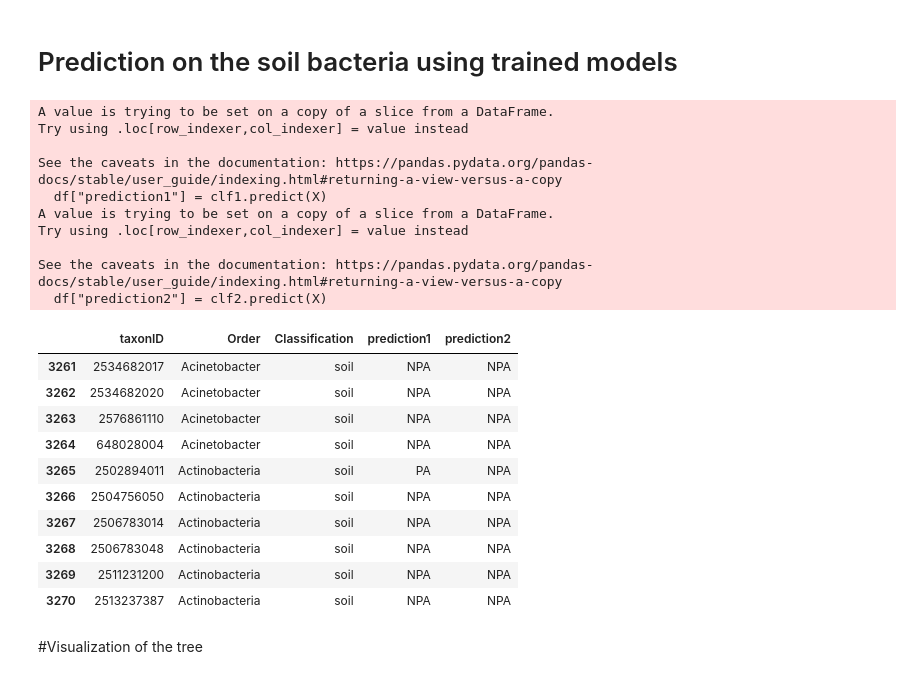
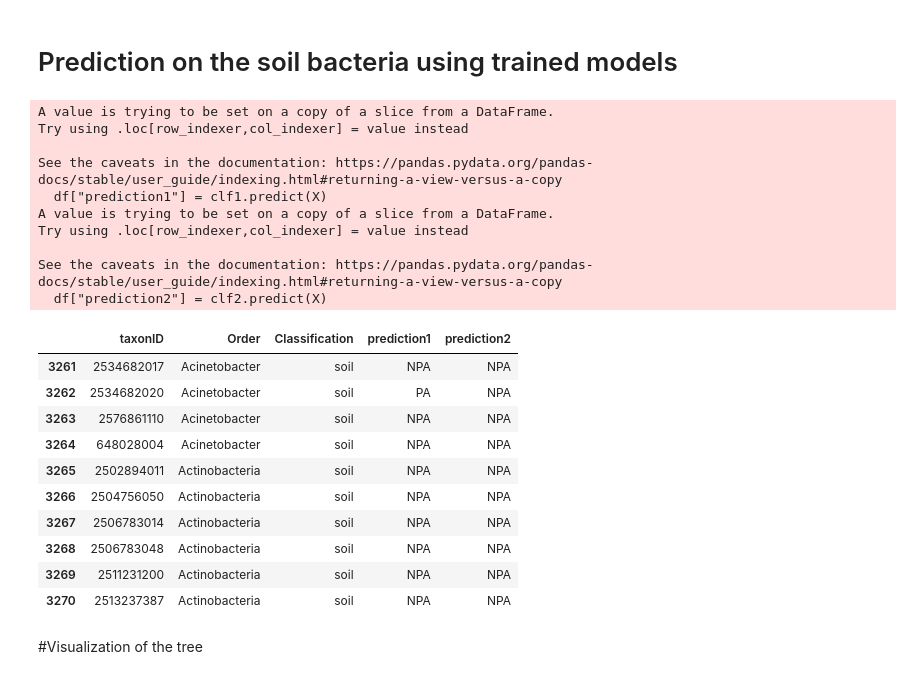
Before and after one commit to ajlukasiewicz/Team_9_MacLearn, a Jupyter notebook: decisionTree_randomForest.ipynb, the cells around one changed output. Saved outputs shown, nothing was run; the diff lists cells and outputs as text; code cells hidden in the pictures.

```diff
--- a/decisionTree_randomForest.ipynb
+++ b/decisionTree_randomForest.ipynb
@@ -127,0 +166,10 @@ df.head()
+# %%
+threshold = 0.8
+columns = np.full((correlation_matrix.shape[0],), True, dtype=bool)
+for i in range(correlation_matrix.shape[0]):
+    for j in range(i+1, correlation_matrix.shape[0]):
+        if correlation_matrix.iloc[i,j] >= threshold:
+            if columns[j]:
+                columns[j] = False
+
+selected_features_2 = selected_features[columns]
@@ -128,2 +180,7 @@ df.head()
+# %%
+X = df[selected_features_2]
+y = df[dependent_var]
+
+X_train, X_test, y_train, y_test = train_test_split(X, y, test_size=0.33, random_state=42)
 # %% [markdown]
 # Traning and testing the decision tree model
@@ -157,5 +207,5 @@ plt.show()
 # %%
-clf1 = tree.DecisionTreeClassifier(max_depth=10)
+clf1 = tree.DecisionTreeClassifier(max_depth=7, random_state=42)
 clf1.fit(X_train, y_train)
 y_pred1 = clf1.predict(X_test)
 print(metrics.accuracy_score(y_test, y_pred1))
@@ -209,5 +261,5 @@ plt.show()
 # %%
-clf2 = RandomForestClassifier(max_depth=14)
+clf2 = RandomForestClassifier(max_depth=12, random_state=42)
 clf2.fit(X_train, y_train.values.ravel())
 y_pred2 = clf2.predict(X_test)
 print(metrics.accuracy_score(y_test, y_pred2))
@@ -239,32 +291,27 @@ dtype: float64
 # Prediction on the soil bacteria using trained models
 # %%
 df = total[total["Classification"] == "soil"]
-features = df.columns[4:]
-dependent_var = ["Classification"]
-
-X = df[features]
-y = df[dependent_var]
-
+X = df[selected_features_2]
 df["prediction1"] = clf1.predict(X)
 df["prediction2"] = clf2.predict(X)
 df[["taxonID", "Order", "Classification", "prediction1", "prediction2"]].head(10)
 # %% [output]
 A value is trying to be set on a copy of a slice from a DataFrame.
 Try using .loc[row_indexer,col_indexer] = value instead
 
 See the caveats in the documentation: https://pandas.pydata.org/pandas-docs/stable/user_guide/indexing.html#returning-a-view-versus-a-copy
   df["prediction1"] = clf1.predict(X)
 A value is trying to be set on a copy of a slice from a DataFrame.
 Try using .loc[row_indexer,col_indexer] = value instead
 
 See the caveats in the documentation: https://pandas.pydata.org/pandas-docs/stable/user_guide/indexing.html#returning-a-view-versus-a-copy
   df["prediction2"] = clf2.predict(X)
 |  | taxonID | Order | Classification | prediction1 | prediction2 |
 | 3261 | 2534682017 | Acinetobacter | soil | NPA | NPA |
-| 3262 | 2534682020 | Acinetobacter | soil | NPA | NPA |
+| 3262 | 2534682020 | Acinetobacter | soil | PA | NPA |
 | 3263 | 2576861110 | Acinetobacter | soil | NPA | NPA |
 | 3264 | 648028004 | Acinetobacter | soil | NPA | NPA |
-| 3265 | 2502894011 | Actinobacteria | soil | PA | NPA |
+| 3265 | 2502894011 | Actinobacteria | soil | NPA | NPA |
 | 3266 | 2504756050 | Actinobacteria | soil | NPA | NPA |
 | 3267 | 2506783014 | Actinobacteria | soil | NPA | NPA |
 | 3268 | 2506783048 | Actinobacteria | soil | NPA | NPA |
```
Also changed, not shown: parts of 20 cells of this notebook.
